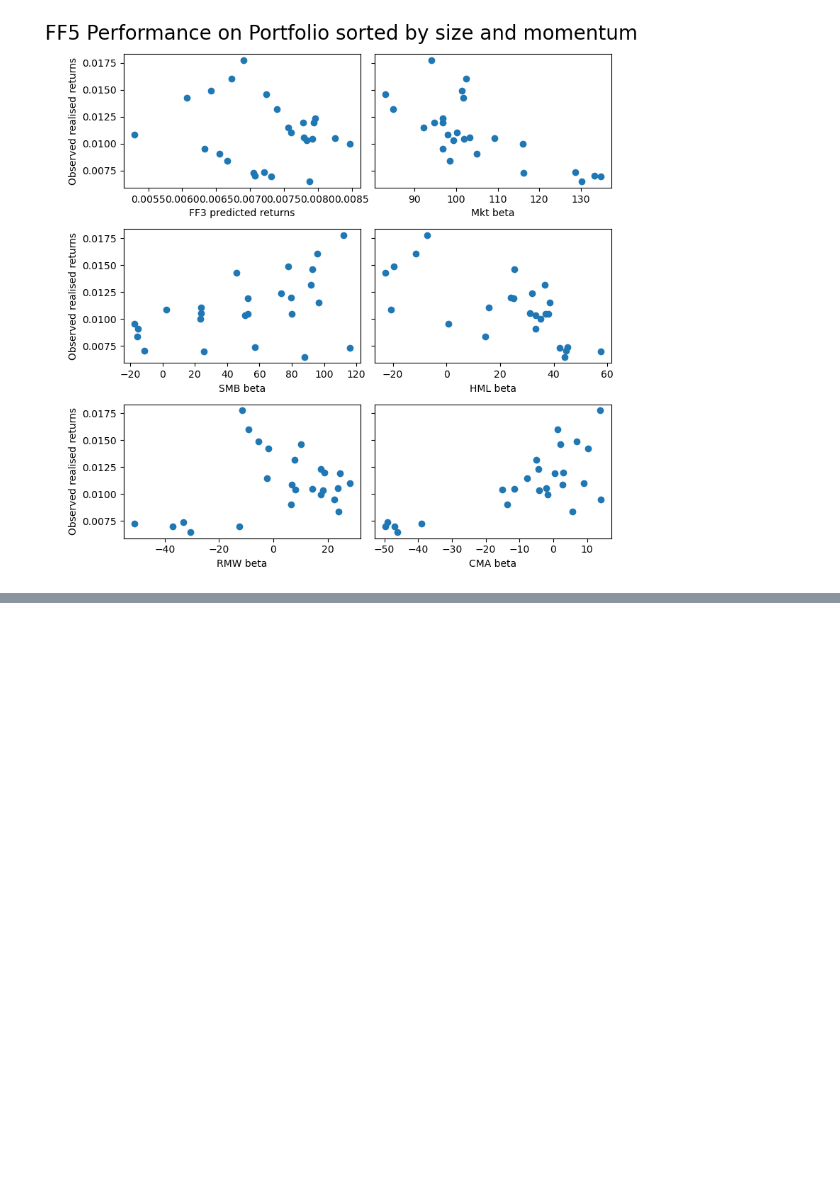
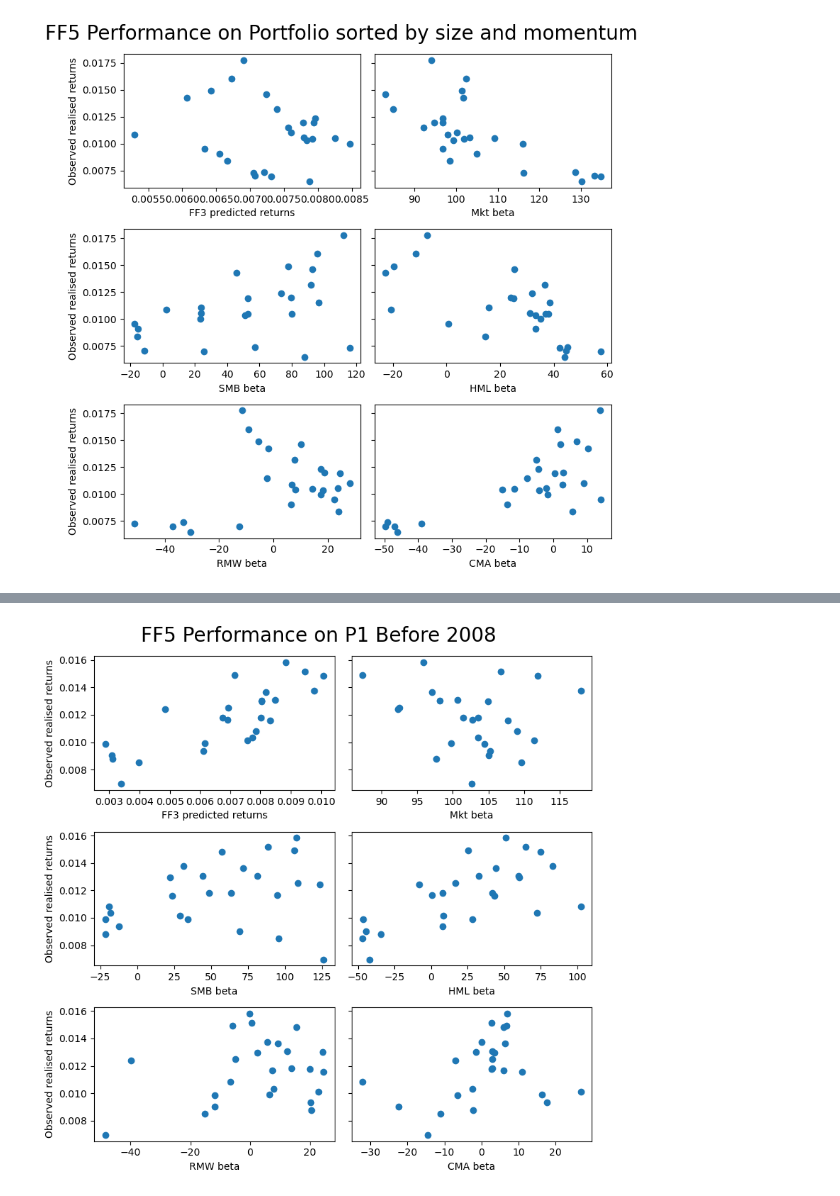
Before and after one commit to crxxom/Financial-Models, a Jupyter notebook: Fama-French Factor Model Analysis/FF_Five_Factor_Model_Analysis.ipynb, the cells around one changed output, grey strips where cells are left out. Saved outputs shown, nothing was run; the diff lists cells and outputs as text; code cells hidden in the pictures; blank space fills up the shorter version.

```diff
--- a/Fama-French Factor Model Analysis/FF_Five_Factor_Model_Analysis.ipynb
+++ b/Fama-French Factor Model Analysis/FF_Five_Factor_Model_Analysis.ipynb
@@ -270,0 +317,7 @@ ff5Performance_Vis(asset2_result, test_assets_RF_monthly2, factors_RF_monthly, "
+# %%
+ff5Performance_Vis(p1_before_2008_result,
+                   p1_before_2008,
+                   factors_RF_before_2008,
+                   "FF5 Performance on P1 Before 2008")
+# %% [output]
+[figure, added]
```
Also changed, not shown: parts of 10 cells of this notebook, 5 other files.
